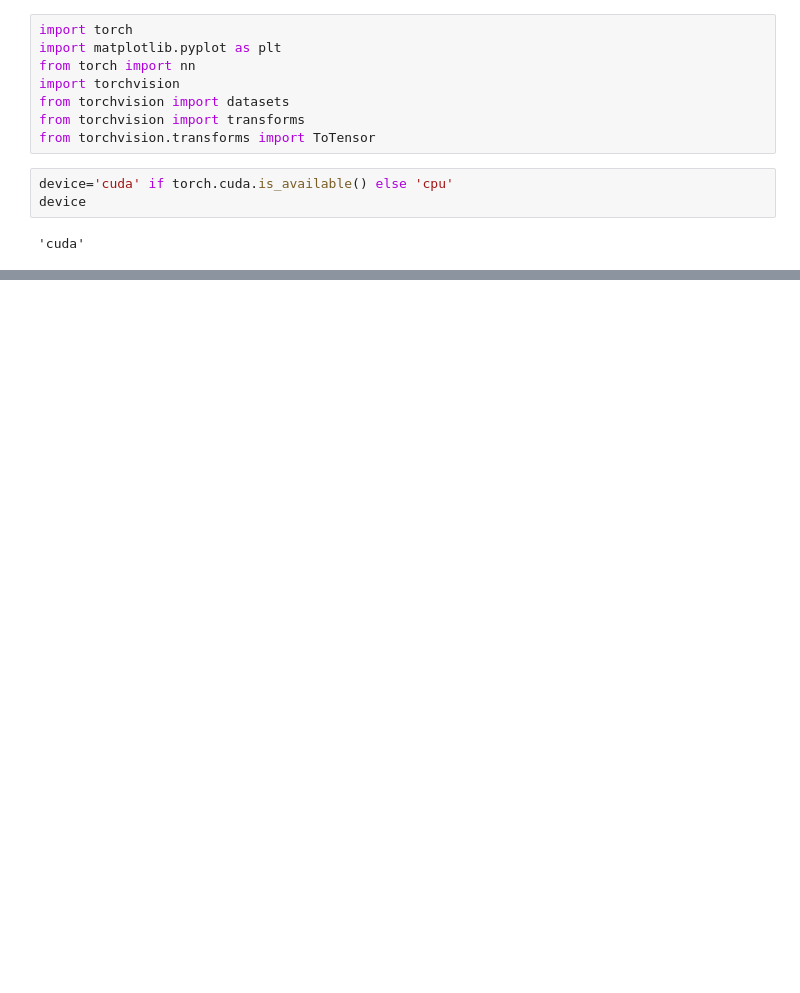
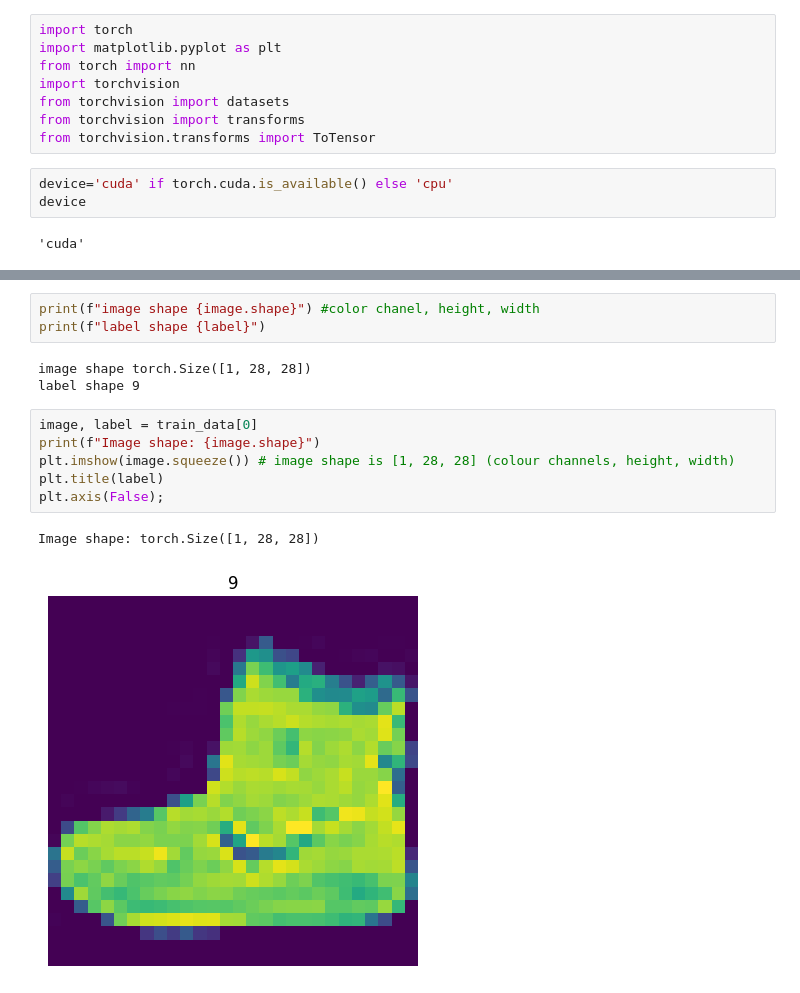
Before and after one commit to Maulik-Bambhaniya/PyTorch-Deep-Learning, a Jupyter notebook: PyTorch Computer Vision.ipynb, the cells around one changed output, grey strips where cells are left out. Drawn from its saved outputs; the diff is of its cells as text; blank space fills up the shorter version.

```diff
--- a/PyTorch Computer Vision.ipynb
+++ b/PyTorch Computer Vision.ipynb
@@ -33,0 +85,15 @@ AttributeError: module 'torch' has no attribute 'vision'
+# %%
+print(f"image shape {image.shape}") #color chanel, height, width
+print(f"label shape {label}")
+# %% [output]
+image shape torch.Size([1, 28, 28])
+label shape 9
+# %%
+image, label = train_data[0]
+print(f"Image shape: {image.shape}")
+plt.imshow(image.squeeze()) # image shape is [1, 28, 28] (colour channels, height, width)
+plt.title(label)
+plt.axis(False);
+# %% [output]
+Image shape: torch.Size([1, 28, 28])
+[figure, added]
```
Also changed, not shown: parts of 6 cells of this notebook, 8 other files.
